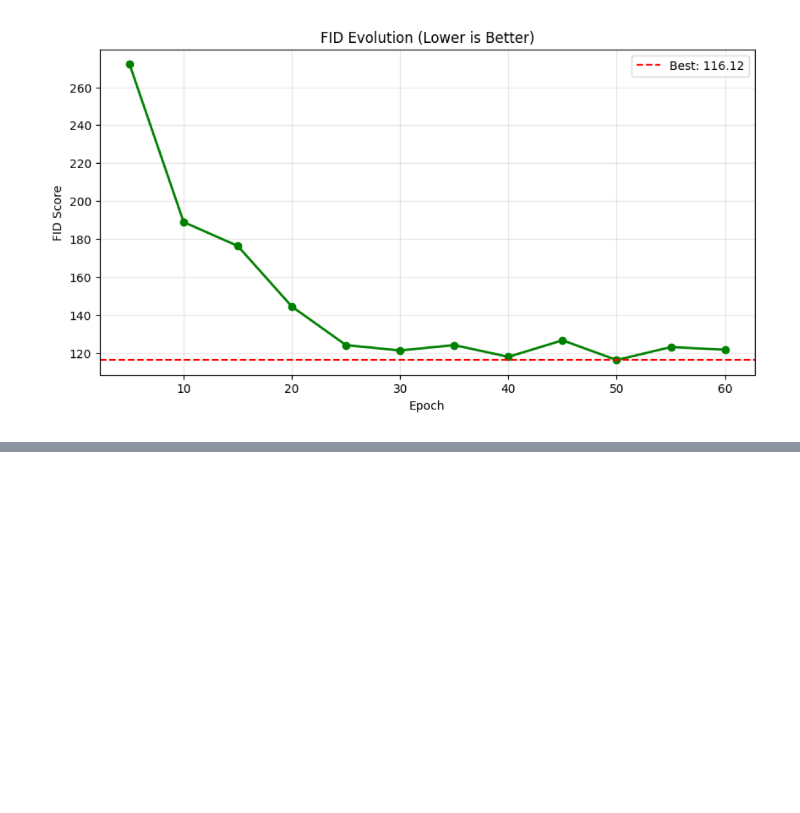
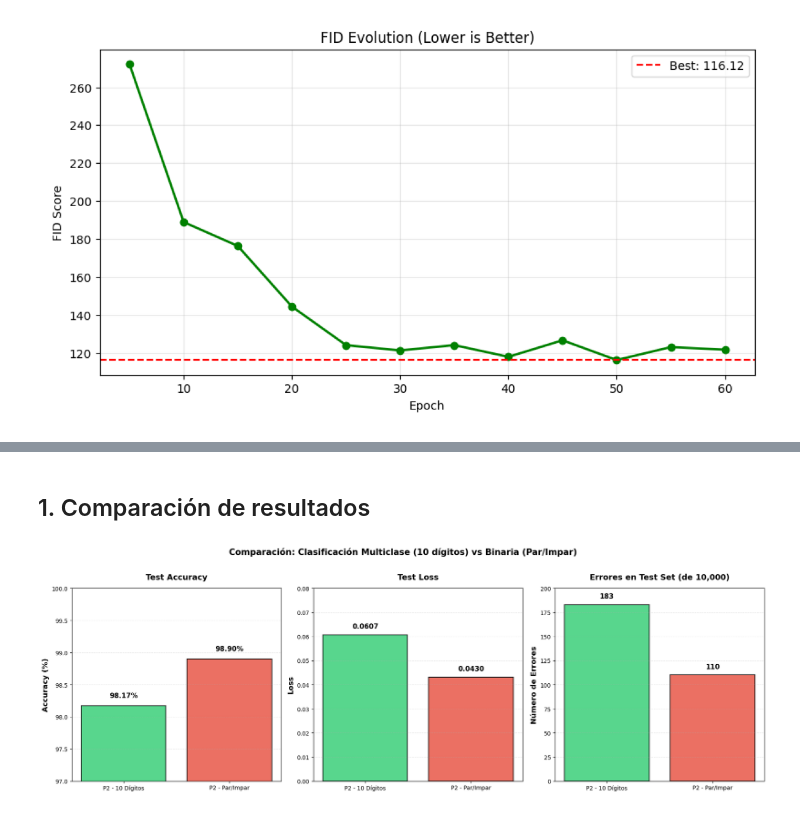
Before and after one commit to jorvarea/deep_learning_exercises, a Jupyter notebook: trabajo1.ipynb, the cells around one changed output, grey strips where cells are left out. Cells and saved outputs as stored; diff of their text form; code cells hidden in the pictures; blank space fills up the shorter version.

```diff
--- a/trabajo1.ipynb
+++ b/trabajo1.ipynb
@@ -23,6 +23,7 @@ df_p3_train = pd.read_csv('p3/results/training_metrics.csv')
 df_p3_test = pd.read_csv('p3/results/test_metrics.csv')
 df_p4_train = pd.read_csv('p4/results/training_metrics.csv')
 df_p4_test = pd.read_csv('p4/results/test_metrics.csv')
+df_p2_par = pd.read_csv('p2_par/results/comparison_table.csv')
 # %% [markdown]
 ## 1. Resumen de mejores resultados por práctica
 # %%
@@ -468,0 +484,52 @@ Entrenamos la red un total de 120 épocas, pero el mejor valor del FID (Fréchet
+# %% [markdown]
+## 1. Comparación de resultados
+# %%
+best_p2_par = df_p2_par.iloc[0]
+
+fig, axes = plt.subplots(1, 3, figsize=(18, 6))
+
+models_comparison = ['P2 - 10 Dígitos', 'P2 - Par/Impar']
+colors_comparison = ['#2ecc71', '#e74c3c']
+
+# Test Accuracy
+test_accs_comparison = [98.17, 98.90]  # P2: 0.9817, Par/Impar: 0.9890
+bars1 = axes[0].bar(models_comparison, test_accs_comparison, color=colors_comparison,
+                    alpha=0.8, edgecolor='black', linewidth=1.5)
+axes[0].set_ylabel('Accuracy (%)', fontsize=13, fontweight='bold')
+axes[0].set_title('Test Accuracy', fontsize=14, fontweight='bold', pad=15)
+axes[0].set_ylim([97, 100])
+axes[0].grid(True, alpha=0.3, axis='y', linestyle='--')
+for bar, acc in zip(bars1, test_accs_comparison):
+    axes[0].text(bar.get_x() + bar.get_width()/2, bar.get_height() + 0.1,
+                 f'{acc:.2f}%', ha='center', va='bottom', fontsize=12, fontweight='bold')
+
+# Test Loss
+test_losses_comparison = [0.0607, 0.0430]  # P2: 0.0607, Par/Impar: 0.0430
+bars2 = axes[1].bar(models_comparison, test_losses_comparison, color=colors_comparison,
+                    alpha=0.8, edgecolor='black', linewidth=1.5)
+axes[1].set_ylabel('Loss', fontsize=13, fontweight='bold')
+axes[1].set_title('Test Loss', fontsize=14, fontweight='bold', pad=15)
+axes[1].set_ylim([0, 0.08])
+axes[1].grid(True, alpha=0.3, axis='y', linestyle='--')
+for bar, loss in zip(bars2, test_losses_comparison):
+    axes[1].text(bar.get_x() + bar.get_width()/2, bar.get_height() + 0.002,
+                 f'{loss:.4f}', ha='center', va='bottom', fontsize=12, fontweight='bold')
+
+# Test Errors
+test_errors_comparison = [183, 110]  # P2: 183, Par/Impar: 110
+bars3 = axes[2].bar(models_comparison, test_errors_comparison, color=colors_comparison,
+                    alpha=0.8, edgecolor='black', linewidth=1.5)
+axes[2].set_ylabel('Número de Errores', fontsize=13, fontweight='bold')
+axes[2].set_title('Errores en Test Set (de 10,000)', fontsize=14, fontweight='bold', pad=15)
+axes[2].set_ylim([0, 200])
+axes[2].grid(True, alpha=0.3, axis='y', linestyle='--')
+for bar, err in zip(bars3, test_errors_comparison):
+    axes[2].text(bar.get_x() + bar.get_width()/2, bar.get_height() + 5,
+                 f'{err}', ha='center', va='bottom', fontsize=12, fontweight='bold')
+
+plt.suptitle('Comparación: Clasificación Multiclase (10 dígitos) vs Binaria (Par/Impar)',
+             fontsize=15, fontweight='bold', y=1.02)
+plt.tight_layout()
+plt.show()
+# %% [output]
+[figure, added]
```
Also changed, not shown: parts of 8 cells of this notebook, 5 other files.
